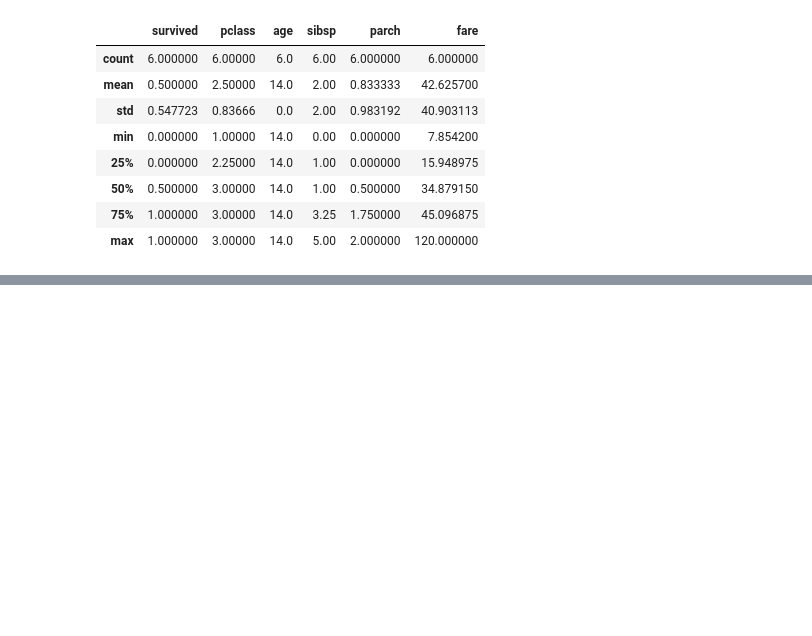
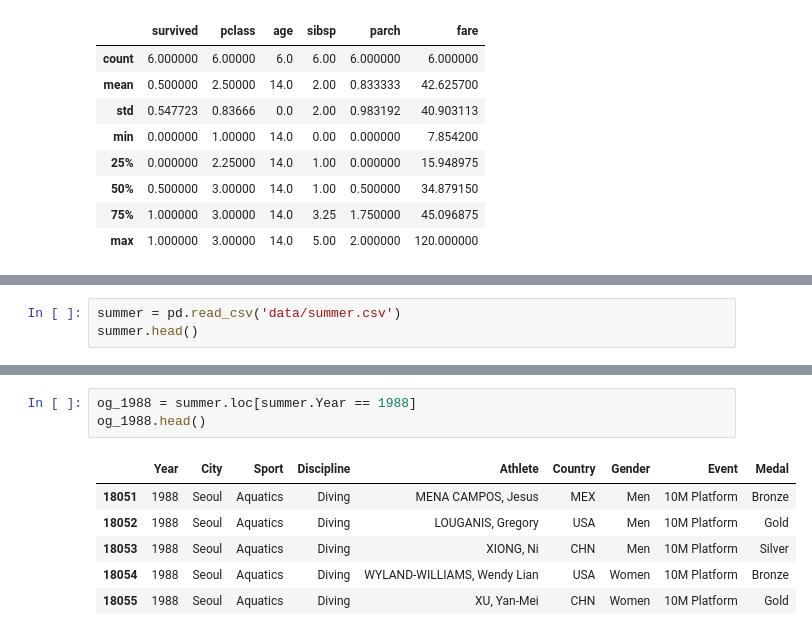
Before and after one commit to Jayce77/pythonDataCookbook, a Jupyter notebook: pandasExamples.ipynb, the cells around one changed output, grey strips where cells are left out. Cells and saved outputs as stored; diff of their text form; blank space fills up the shorter version.

```diff
--- a/pandasExamples.ipynb
+++ b/pandasExamples.ipynb
@@ -1987,0 +1990,3 @@ fourteen.describe()
+# %%
+summer = pd.read_csv('data/summer.csv')
+summer.head()
@@ -1987,0 +2000,10 @@ fourteen.describe()
+# %%
+og_1988 = summer.loc[summer.Year == 1988]
+og_1988.head()
+# %% [output]
+|  | Year | City | Sport | Discipline | Athlete | Country | Gender | Event | Medal |
+| 18051 | 1988 | Seoul | Aquatics | Diving | MENA CAMPOS, Jesus | MEX | Men | 10M Platform | Bronze |
+| 18052 | 1988 | Seoul | Aquatics | Diving | LOUGANIS, Gregory | USA | Men | 10M Platform | Gold |
+| 18053 | 1988 | Seoul | Aquatics | Diving | XIONG, Ni | CHN | Men | 10M Platform | Silver |
+| 18054 | 1988 | Seoul | Aquatics | Diving | WYLAND-WILLIAMS, Wendy Lian | USA | Women | 10M Platform | Bronze |
+| 18055 | 1988 | Seoul | Aquatics | Diving | XU, Yan-Mei | CHN | Women | 10M Platform | Gold |
```
Also changed, not shown: parts of 14 cells of this notebook.
